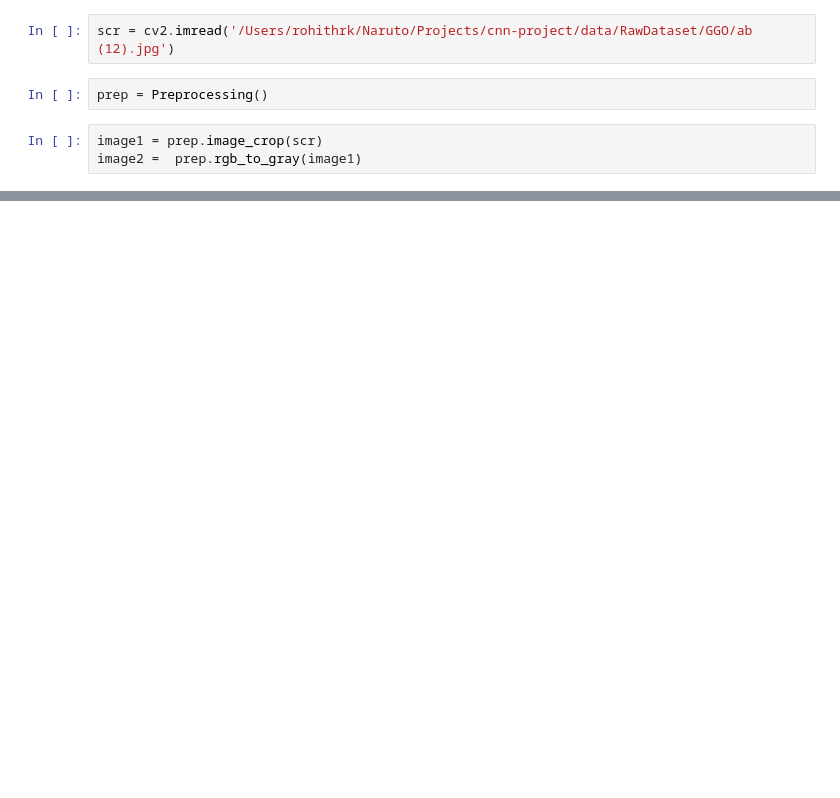
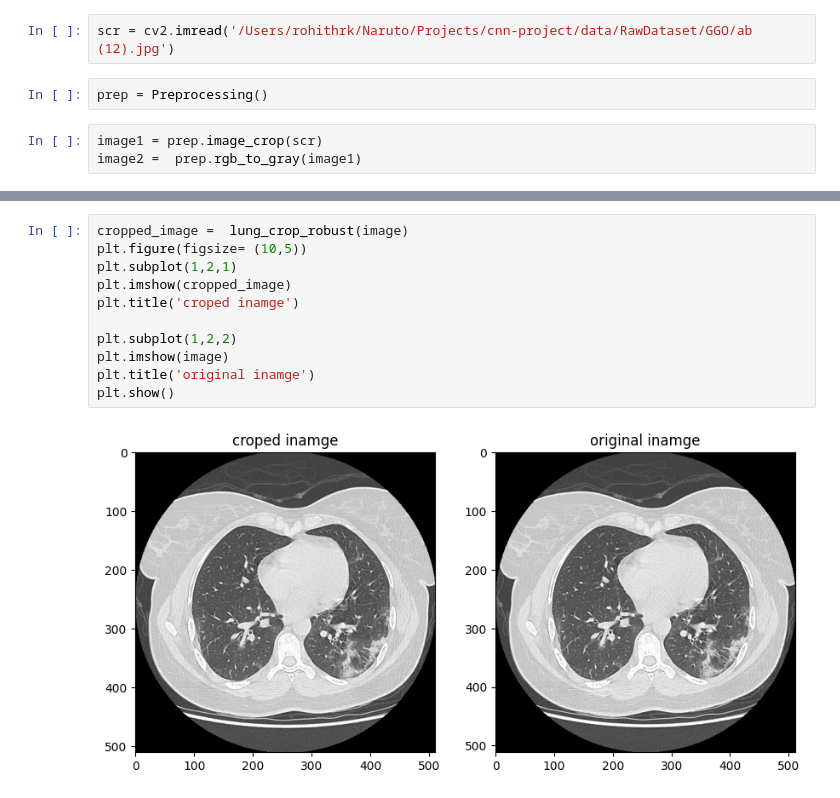
Before and after one commit to RohithRk-05/cnn-project, a Jupyter notebook: codes/Preprocessing.ipynb, the cells around one changed output, grey strips where cells are left out. Saved outputs shown, nothing was run; the diff lists cells and outputs as text; blank space fills up the shorter version.

```diff
--- a/codes/Preprocessing.ipynb
+++ b/codes/Preprocessing.ipynb
@@ -96,0 +287,13 @@ for images, labels in dataset.take(1):
+# %%
+cropped_image =  lung_crop_robust(image)
+plt.figure(figsize= (10,5))
+plt.subplot(1,2,1)
+plt.imshow(cropped_image)
+plt.title('croped inamge')
+
+plt.subplot(1,2,2)
+plt.imshow(image)
+plt.title('original inamge')
+plt.show()
+# %% [output]
+[figure, added]
```
Also changed, not shown: parts of 13 cells of this notebook, 3 other files.
